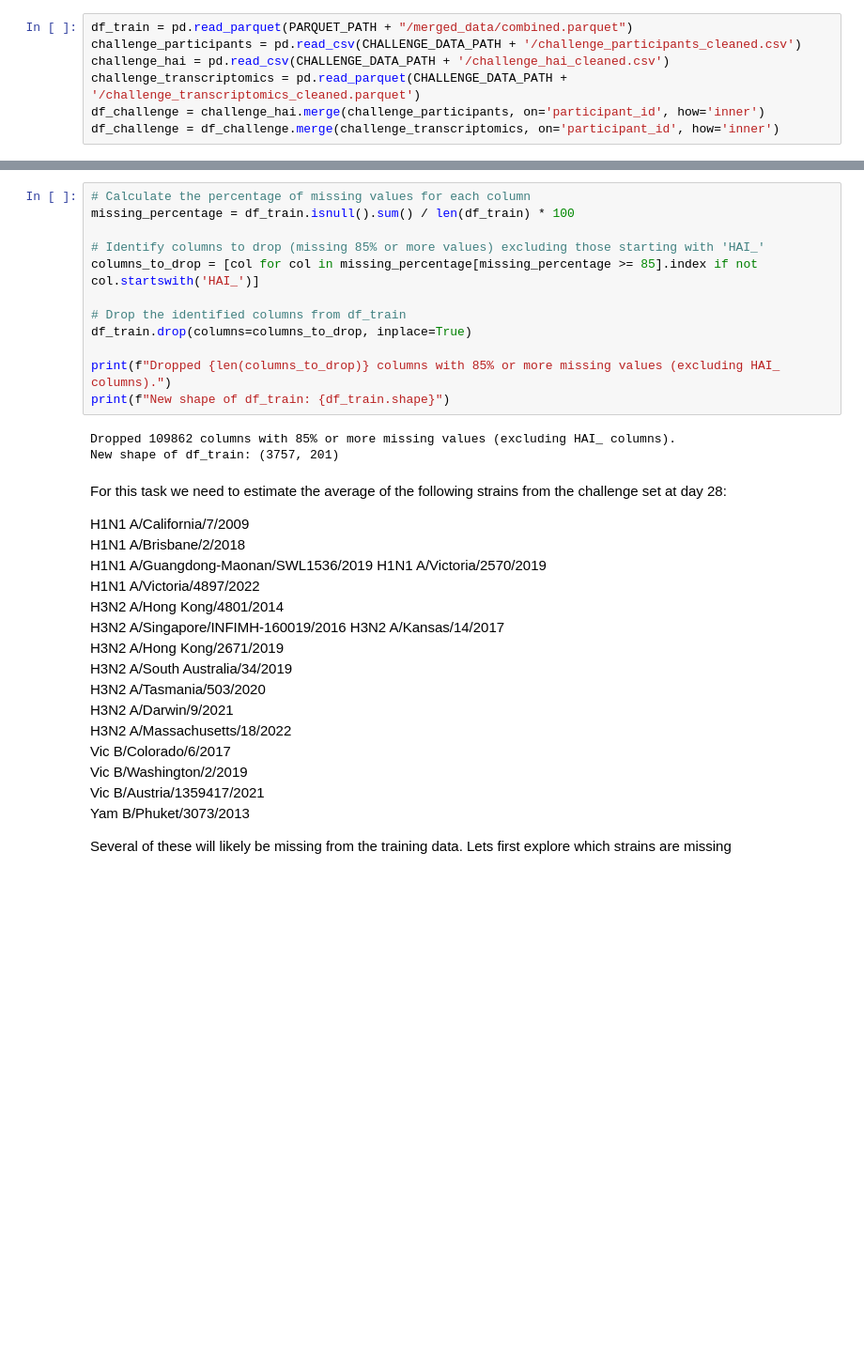
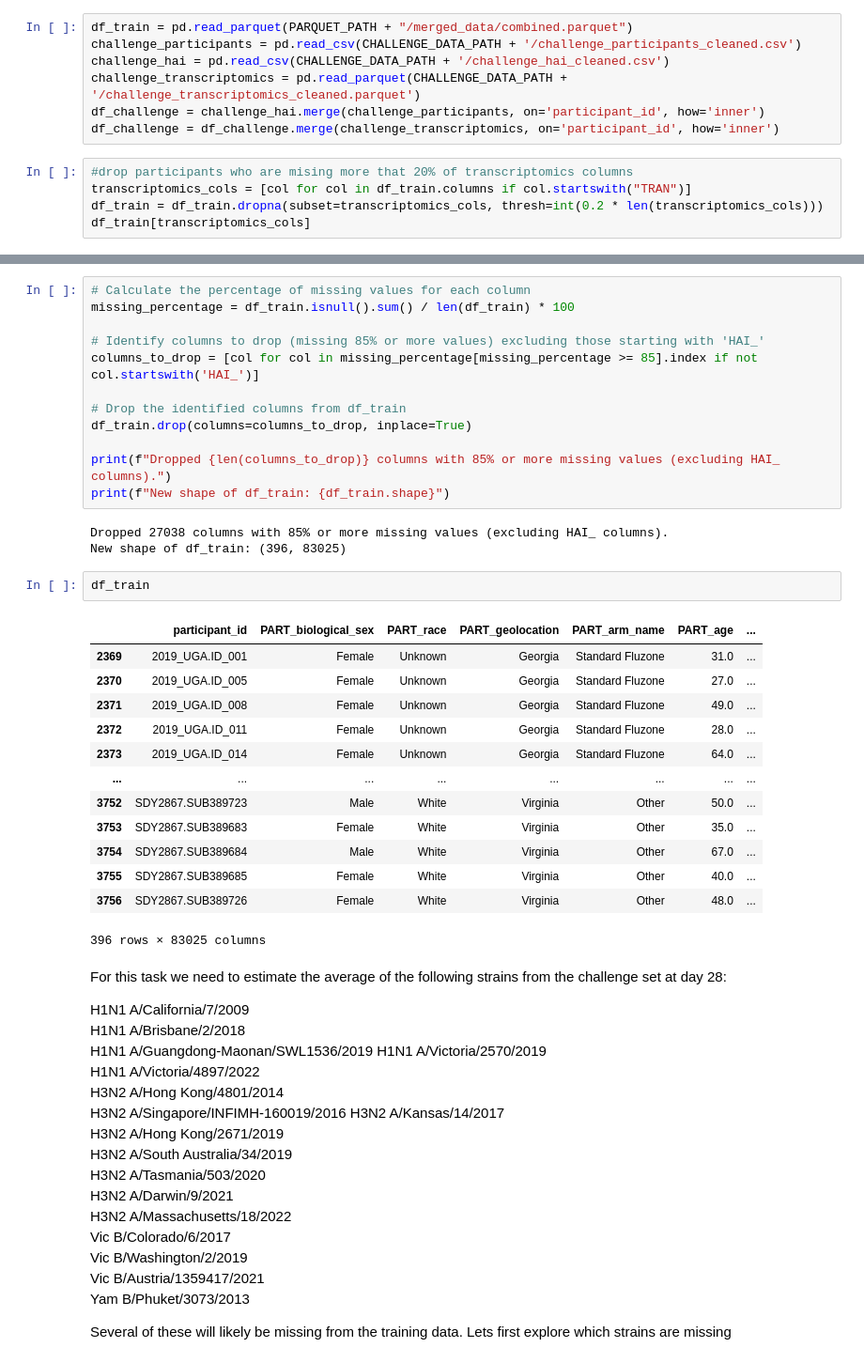
Before and after one commit to DirtyChay/cmi-flu-prediction-challenge-capstone, a Jupyter notebook: automl_models/task_4_5.ipynb, the cells around one changed output, grey strips where cells are left out. Shown at 94% size. Saved outputs shown, nothing was run; the diff lists cells and outputs as text; blank space fills up the shorter version.

```diff
--- a/automl_models/task_4_5.ipynb
+++ b/automl_models/task_4_5.ipynb
@@ -55,3 +55,8 @@ challenge_hai = pd.read_csv(CHALLENGE_DATA_PATH + '/challenge_hai_cleaned.csv')
 challenge_transcriptomics = pd.read_parquet(CHALLENGE_DATA_PATH + '/challenge_transcriptomics_cleaned.parquet')
 df_challenge = challenge_hai.merge(challenge_participants, on='participant_id', how='inner')
 df_challenge = df_challenge.merge(challenge_transcriptomics, on='participant_id', how='inner')
+# %%
+#drop participants who are mising more that 20% of transcriptomics columns
+transcriptomics_cols = [col for col in df_train.columns if col.startswith("TRAN")]
+df_train = df_train.dropna(subset=transcriptomics_cols, thresh=int(0.2 * len(transcriptomics_cols)))
+df_train[transcriptomics_cols]
@@ -68,8 +87,24 @@ df_train.drop(columns=columns_to_drop, inplace=True)
 print(f"Dropped {len(columns_to_drop)} columns with 85% or more missing values (excluding HAI_ columns).")
 print(f"New shape of df_train: {df_train.shape}")
 # %% [output]
-Dropped 109862 columns with 85% or more missing values (excluding HAI_ columns).
-New shape of df_train: (3757, 201)
+Dropped 27038 columns with 85% or more missing values (excluding HAI_ columns).
+New shape of df_train: (396, 83025)
+# %%
+df_train
+# %% [output]
+|  | participant_id | PART_biological_sex | PART_race | PART_geolocation | PART_arm_name | PART_age | ... |
+| 2369 | 2019_UGA.ID_001 | Female | Unknown | Georgia | Standard Fluzone | 31.0 | ... |
+| 2370 | 2019_UGA.ID_005 | Female | Unknown | Georgia | Standard Fluzone | 27.0 | ... |
+| 2371 | 2019_UGA.ID_008 | Female | Unknown | Georgia | Standard Fluzone | 49.0 | ... |
+| 2372 | 2019_UGA.ID_011 | Female | Unknown | Georgia | Standard Fluzone | 28.0 | ... |
+| 2373 | 2019_UGA.ID_014 | Female | Unknown | Georgia | Standard Fluzone | 64.0 | ... |
+| ... | ... | ... | ... | ... | ... | ... | ... |
+| 3752 | SDY2867.SUB389723 | Male | White | Virginia | Other | 50.0 | ... |
+| 3753 | SDY2867.SUB389683 | Female | White | Virginia | Other | 35.0 | ... |
+| 3754 | SDY2867.SUB389684 | Male | White | Virginia | Other | 67.0 | ... |
+| 3755 | SDY2867.SUB389685 | Female | White | Virginia | Other | 40.0 | ... |
+| 3756 | SDY2867.SUB389726 | Female | White | Virginia | Other | 48.0 | ... |
+396 rows × 83025 columns
 # %% [markdown]
 For this task we need to estimate the average of the following strains from the challenge set at day 28:
 
```
Also changed, not shown: parts of 4 cells of this notebook.
